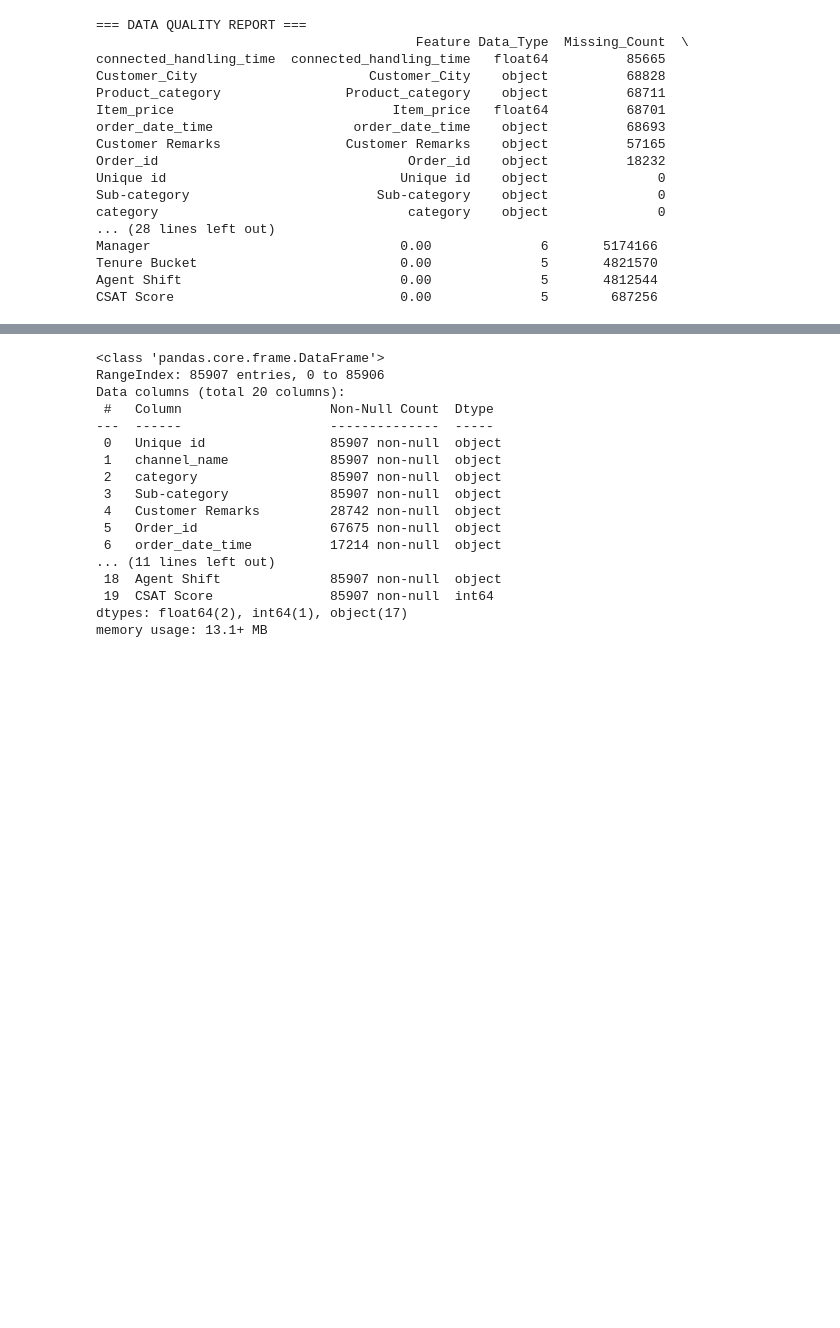
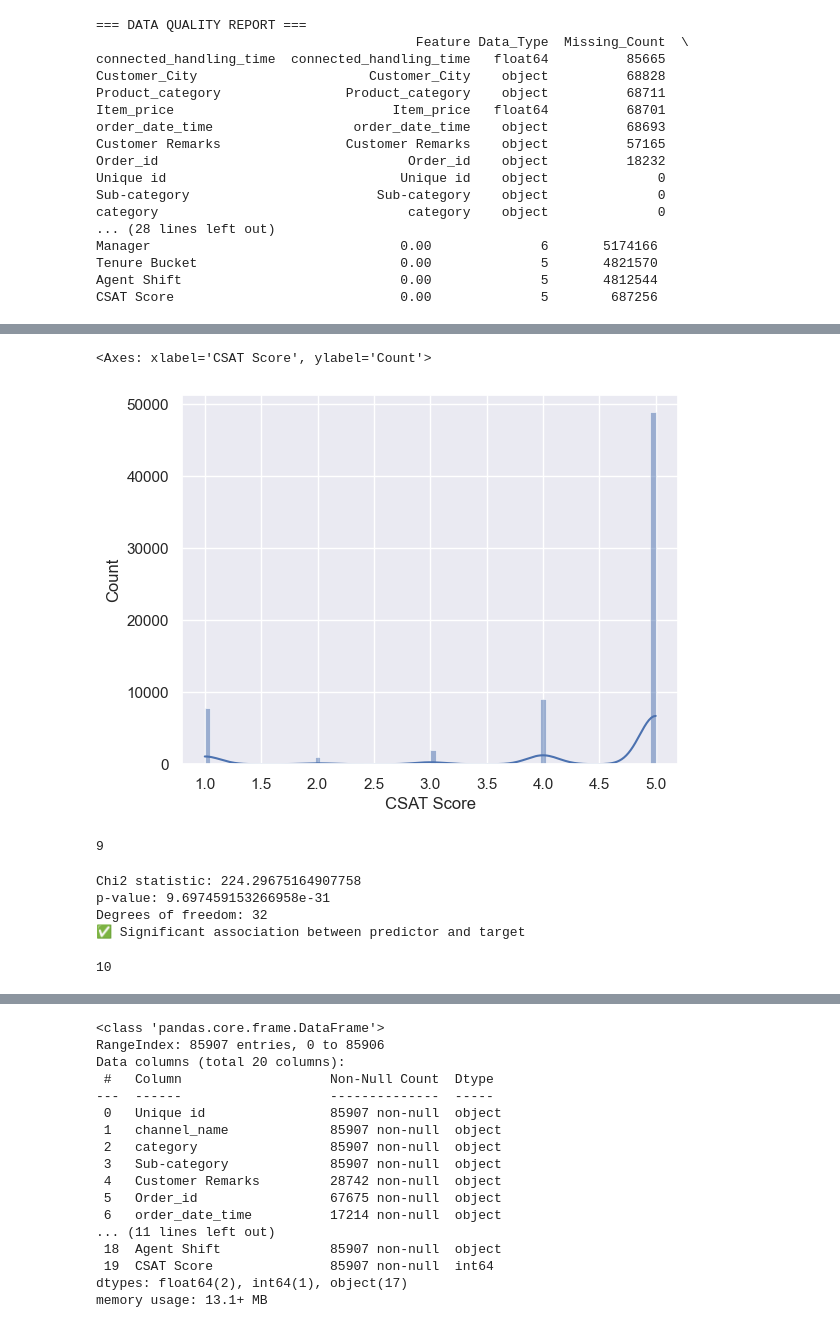
Before and after one commit to AnkurBhatt07/Customer-Satisfaction-Score-Prediction-using-ML-DL, a Jupyter notebook: notebooks/data_analysis.ipynb, the cells around one changed output, grey strips where cells are left out. Cells and saved outputs as stored; diff of their text form; code cells hidden in the pictures; blank space fills up the shorter version.

```diff
--- a/notebooks/data_analysis.ipynb
+++ b/notebooks/data_analysis.ipynb
@@ -104,0 +321,22 @@ Order_id                              21.22          67675       6335799
+# %%
+data['connectedTime_MI']  = data[feature].isna().astype(int)
+# %%
+# connectedtime Bins < 250 , <500 , <750 , <1000 , >1000 , nan
+
+def connectedTimebins(time):
+    if time < 250:
+        return 1
+    elif time < 500:
+        return 2
+    elif time < 750:
+        return 3
+    elif time < 1000:
+        return 4
+    elif time > 1000:
+        return 5
+    else:
+        return 6
+
+
+
+data["ConnectedTimeBins"] = data[feature].apply(connectedTimebins)
@@ -104,0 +409,3 @@ Order_id                              21.22          67675       6335799
+# %%
+feature = "Product_category"
+feature
@@ -104,0 +429,5 @@ Order_id                              21.22          67675       6335799
+# %%
+sns.histplot(data.loc[data[feature].isna() , 'CSAT Score'] , kde = True)
+# %% [output]
+<Axes: xlabel='CSAT Score', ylabel='Count'>
+[figure, added]
@@ -104,0 +436,29 @@ Order_id                              21.22          67675       6335799
+# %%
+data[feature].nunique()
+# %% [output]
+9
+# %%
+# Chi Square test of independence to check the relation strength between feature and target
+
+import pandas as pd
+from scipy.stats import chi2_contingency
+
+# Create a contingency table
+contingency_table = pd.crosstab(data[feature], data[target])
+
+# Chi-Square test
+chi2, p, dof, expected = chi2_contingency(contingency_table)
+
+print("Chi2 statistic:", chi2)
+print("p-value:", p)
+print("Degrees of freedom:", dof)
+
+if p < 0.05:
+    print("✅ Significant association between predictor and target")
+else:
+    print("❌ No significant association between predictor and target")
+# %% [output]
+Chi2 statistic: 224.29675164907758
+p-value: 9.697459153266958e-31
+Degrees of freedom: 32
+✅ Significant association between predictor and target
@@ -104,0 +467,4 @@ Order_id                              21.22          67675       6335799
+# %%
+data[feature].nunique()
+# %% [output]
+10
```
Also changed, not shown: parts of 34 cells of this notebook.
